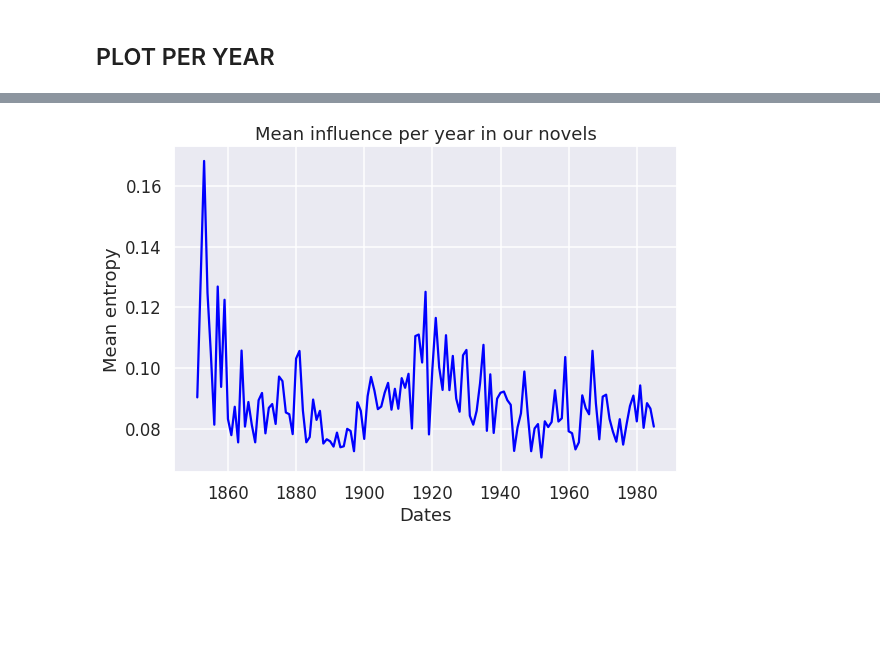
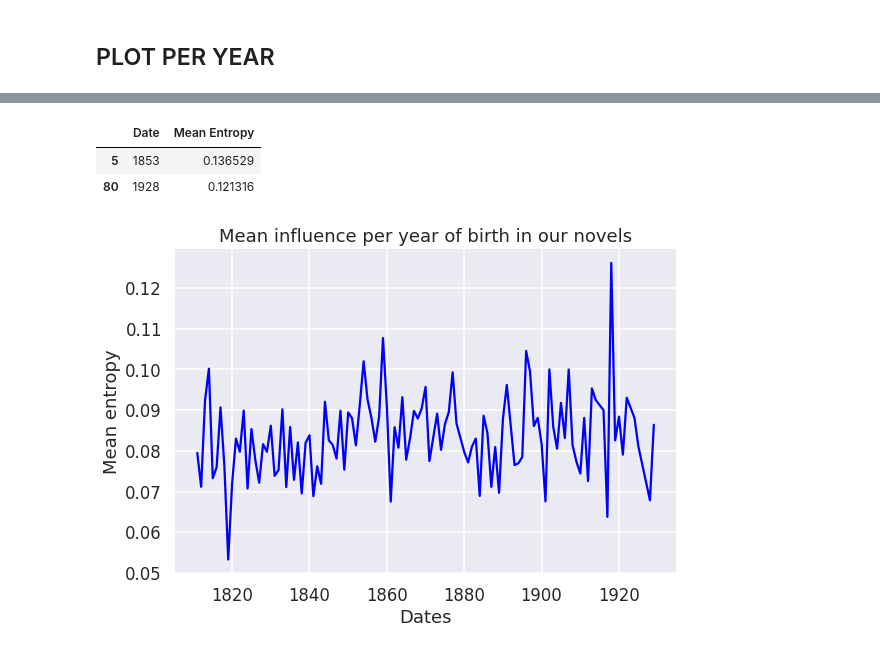
Before and after one commit to crazyjeannot/CHR_beyond_canonicity, a Jupyter notebook: modelize_change.ipynb, the cells around one changed output, grey strips where cells are left out. Saved outputs shown, nothing was run; the diff lists cells and outputs as text; code cells hidden in the pictures; blank space fills up the shorter version.

```diff
--- a/modelize_change.ipynb
+++ b/modelize_change.ipynb
@@ -105,0 +303,2 @@ faulty entropy values :  323
+# %%
+net_novels_nov, net_dates_nov, net_NOVELTY = net_entropy(novels, birth_dates, NOVELTY)#birth_dates, dates
@@ -106,5 +307,5 @@ faulty entropy values :  323
 # %%
 data_nov = pd.DataFrame({'Index': net_novels_nov, 'Date': net_dates_nov, 'Mean_NOVELTY': net_NOVELTY})
 # %%
-net_novels_inf, net_dates_inf, net_INFLUENCE = net_entropy(novels, dates, INFLUENCE)
+net_novels_inf, net_dates_inf, net_INFLUENCE = net_entropy(novels, birth_dates, INFLUENCE)#birth_dates, dates
 # %% [output]
@@ -358,0 +645,5 @@ plt.show()
+# %%
+sns.set_theme(style='white')
+sns.set_style("darkgrid")
+sns.set_palette('bright')
+sns.set_context("talk")
@@ -385,0 +870,5 @@ df_influence = get_df_to_plot(net_dates_nov, net_INFLUENCE)
+# %%
+sns.set_theme(style='white')
+sns.set_style("darkgrid")
+sns.set_palette('bright')
+sns.set_context("talk")
@@ -420,17 +1036,23 @@ plt.show()
+# %%
+test
+# %% [output]
+|  | Date | Mean Entropy |
+| 5 | 1853 | 0.136529 |
+| 80 | 1928 | 0.121316 |
 # %%
 plt.figure(figsize=(9,6))
 ax = plt.subplot()
-ax.set_title('Mean influence per year in our novels')
+ax.set_title('Mean influence per year of birth in our novels')
 
 ax = sns.lineplot(data=df_influence,
                  x='Date',
                  y='Mean Entropy',
                  color='blue',
                  ax=ax)
 
 ax.set_xlabel('Dates')
 ax.set_ylabel('Mean entropy')
 
 plt.show()
 # %% [output]
-[figure, old version]
+[figure, new version]
```
Also changed, not shown: parts of 126 cells of this notebook, 2 other files.
